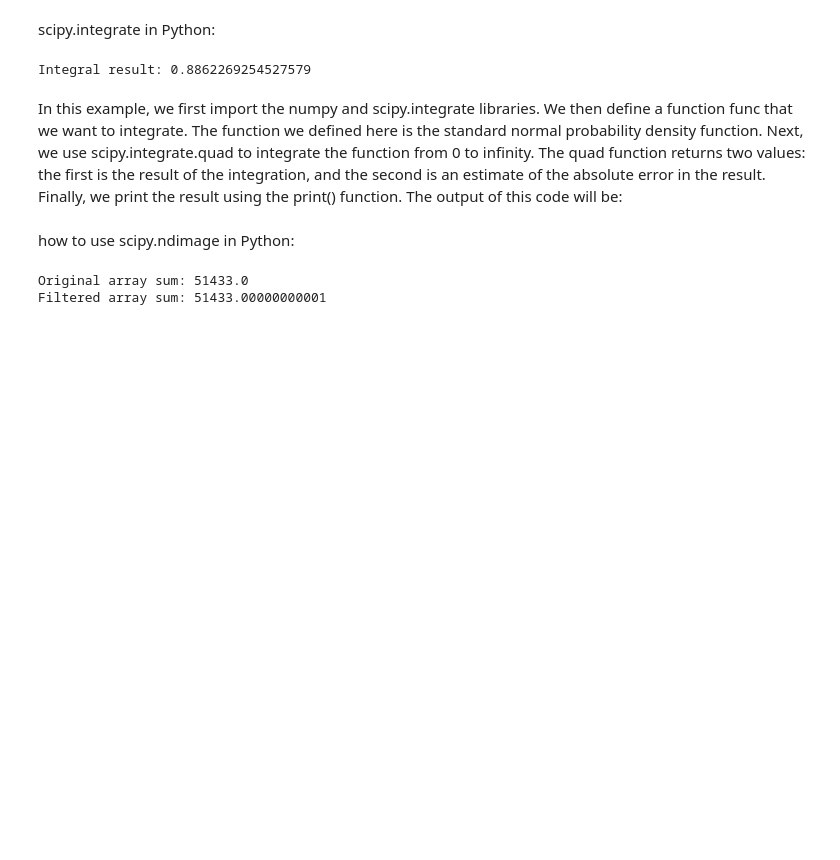
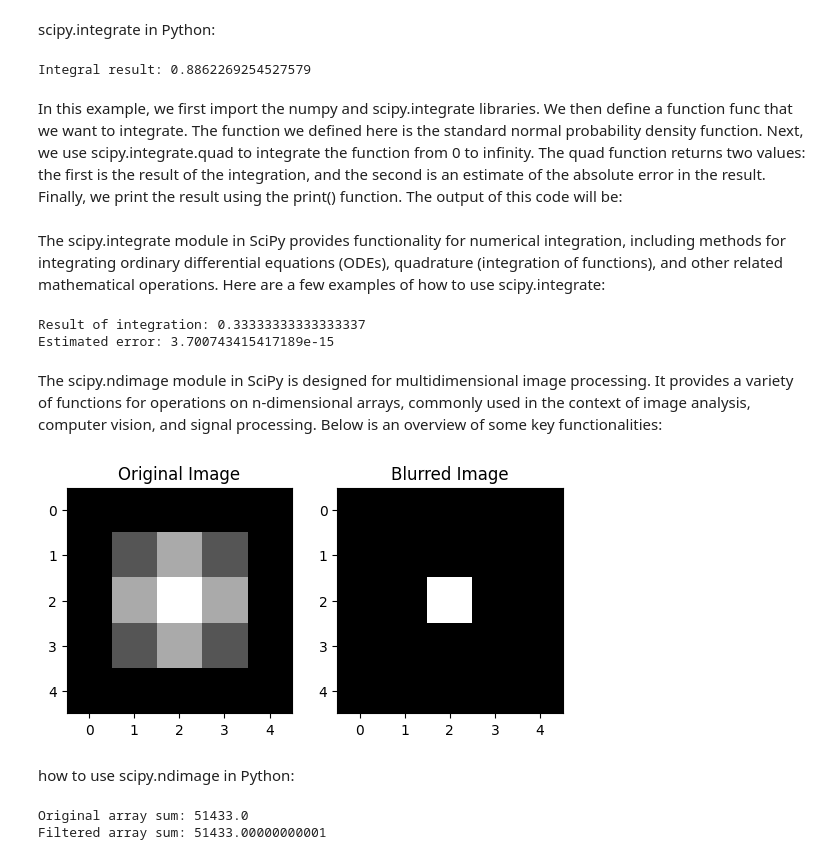
Before and after one commit to urmilapol/urmilapolprojects, a Jupyter notebook: scipy.ipynb, the cells around one changed output. Saved outputs shown, nothing was run; the diff lists cells and outputs as text; code cells hidden in the pictures; blank space fills up the shorter version.

```diff
--- a/scipy.ipynb
+++ b/scipy.ipynb
@@ -520,6 +627,52 @@ In this example, we first import the numpy and scipy.integrate libraries. We the
 Next, we use scipy.integrate.quad to integrate the function from 0 to infinity. The quad function returns two values: the first is the result of the integration, and the second is an estimate of the absolute error in the result.
 Finally, we print the result using the print() function.
 The output of this code will be:
+# %% [markdown]
+The scipy.integrate module in SciPy provides functionality for numerical integration, including methods for integrating ordinary differential equations (ODEs), quadrature (integration of functions), and other related mathematical operations. Here are a few examples of how to use scipy.integrate:
+# %%
+import numpy as np
+from scipy.integrate import quad
+
+# Define a function to integrate
+def func(x):
+    return x**2
+
+# Perform numerical integration using quad
+result, error = quad(func, 0, 1)
+print("Result of integration:", result)
+print("Estimated error:", error)
+# %% [output]
+Result of integration: 0.33333333333333337
+Estimated error: 3.700743415417189e-15
+# %% [markdown]
+The scipy.ndimage module in SciPy is designed for multidimensional image processing. It provides a variety of functions for operations on n-dimensional arrays, commonly used in the context of image analysis, computer vision, and signal processing. Below is an overview of some key functionalities:
+# %%
+import numpy as np
+from scipy import ndimage
+import matplotlib.pyplot as plt
+
+# Create a simple 2D image (5x5 pixels)
+image = np.array([[0, 0, 0, 0, 0],
+                  [0, 1, 2, 1, 0],
+                  [0, 2, 3, 2, 0],
+                  [0, 1, 2, 1, 0],
+                  [0, 0, 0, 0, 0]])
+
+# Apply Gaussian blur to the image
+blurred_image = ndimage.gaussian_filter(image, sigma=1)
+
+# Plot the original and blurred images
+plt.subplot(1, 2, 1)
+plt.imshow(image, cmap='gray', interpolation='nearest')
+plt.title('Original Image')
+
+plt.subplot(1, 2, 2)
+plt.imshow(blurred_image, cmap='gray', interpolation='nearest')
+plt.title('Blurred Image')
+
+plt.show()
+# %% [output]
+[figure, added]
 # %% [markdown]
 how to use scipy.ndimage in Python:
 # %%
```
Also changed, not shown: parts of 9 cells of this notebook.
